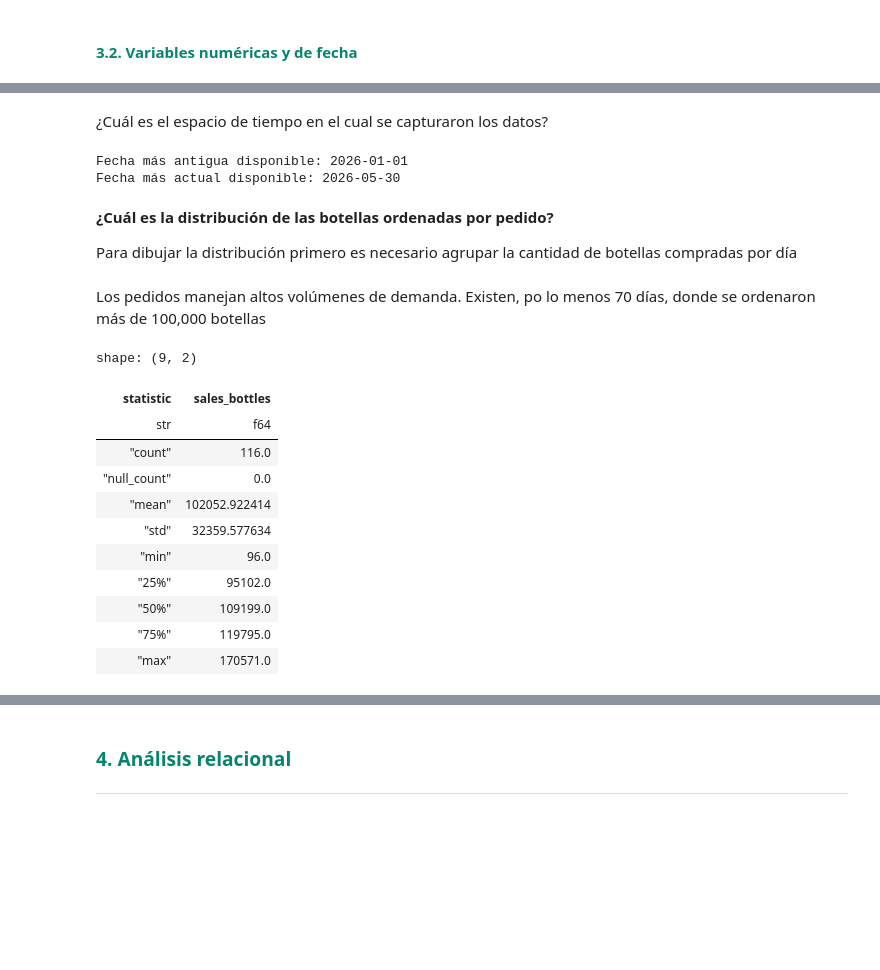
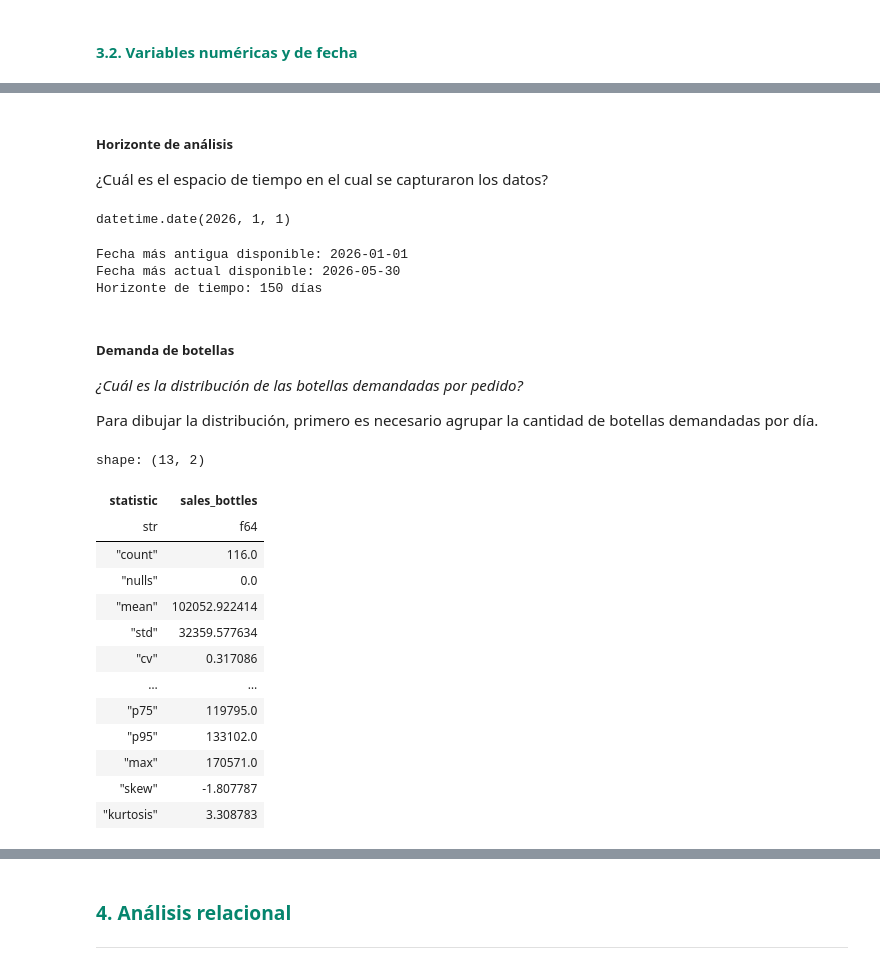
Before and after one commit to charliebrown007/Proyecto_UCB_2da_fase, a Jupyter notebook: 03_scripts/s_04_Fase_02.ipynb, the cells around one changed output, grey strips where cells are left out. Saved outputs shown, nothing was run; the diff lists cells and outputs as text; code cells hidden in the pictures; blank space fills up the shorter version.

```diff
--- a/03_scripts/s_04_Fase_02.ipynb
+++ b/03_scripts/s_04_Fase_02.ipynb
@@ -288,34 +287,48 @@ $ pack           <i64> 12, 6, 24, 10, 6, 24, 24, 12, 12, 12
 $ sales_bottles  <i64> 2, 6, 7, 2, 12, 8, 7, 2, 2, 2
 $ sales_dollars  <f64> 34.5, 103.5, 34.16, 17.28, 225.0, 42.0, 68.25, 34.5, 34.5, 21.0
 # %% [markdown]
+<h5 style="font-weight: bold">Horizonte de análisis</h5>
+
 ¿Cuál es el espacio de tiempo en el cual se capturaron los datos?
+# %%
+df_01.get_column('ordered_on').min()
+# %% [output]
+datetime.date(2026, 1, 1)
 # %%
-print(f"Fecha más antigua disponible: {df_01.get_column('ordered_on').min()}")
-print(f"Fecha más actual disponible: {df_01.get_column('ordered_on').max()}")
+f_min = df_01.get_column('ordered_on').min()
+f_max = df_01.get_column('ordered_on').max()
+
+print(f"Fecha más antigua disponible: {f_min}")
+print(f"Fecha más actual disponible: {f_max}")
+print(f"Horizonte de tiempo: {(f_max - f_min).days + 1} días")
 # %% [output]
 Fecha más antigua disponible: 2026-01-01
 Fecha más actual disponible: 2026-05-30
+Horizonte de tiempo: 150 días
 # %% [markdown]
-**¿Cuál es la distribución de las botellas ordenadas por pedido?**
+<h5 style="font-weight: bold">Demanda de botellas</h5>
 
-Para dibujar la distribución primero es necesario agrupar la cantidad de botellas compradas por día
+*¿Cuál es la distribución de las botellas demandadas por pedido?*
+
+Para dibujar la distribución, primero es necesario agrupar la cantidad de botellas demandadas por día.
-# %% [markdown]
-Los pedidos manejan altos volúmenes de demanda. Existen, po lo menos 70 días, donde se ordenaron más de 100,000 botellas
 # %%
-df_01.group_by('ordered_on').agg(pl.sum('sales_bottles')).select('sales_bottles').describe()
+aux = df_01.group_by('ordered_on').agg(pl.sum('sales_bottles'))
+fn_01.describe_extended(df_param = aux, col_name_param = 'sales_bottles', by_cat_param = None)
 # %% [output]
-shape: (9, 2)
+shape: (13, 2)
 | statistic | sales_bottles |
 | str | f64 |
 | "count" | 116.0 |
-| "null_count" | 0.0 |
+| "nulls" | 0.0 |
 | "mean" | 102052.922414 |
 | "std" | 32359.577634 |
-| "min" | 96.0 |
-| "25%" | 95102.0 |
-| "50%" | 109199.0 |
-| "75%" | 119795.0 |
+| "cv" | 0.317086 |
+| … | … |
+| "p75" | 119795.0 |
+| "p95" | 133102.0 |
 | "max" | 170571.0 |
+| "skew" | -1.807787 |
+| "kurtosis" | 3.308783 |
 # %%
 fn_01.plot_cat_function_02(
     df_param = df_01.group_by('ordered_on').agg(pl.sum('sales_bottles')),
```
Also changed, not shown: parts of 20 cells of this notebook, 7 other files.
